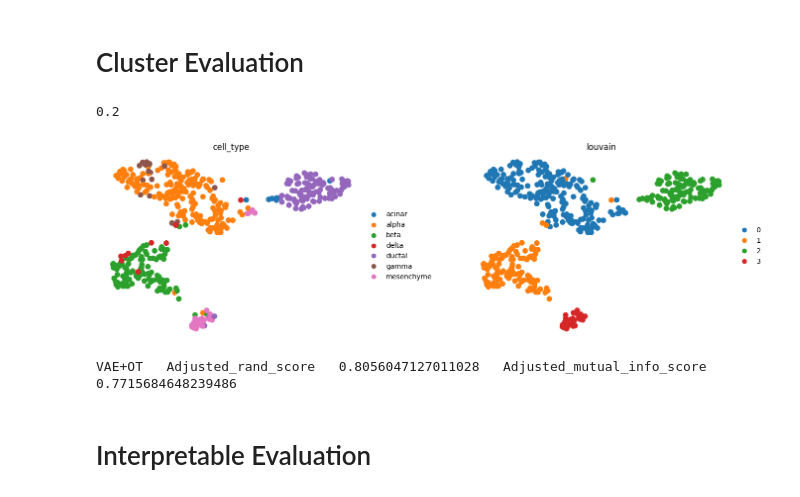
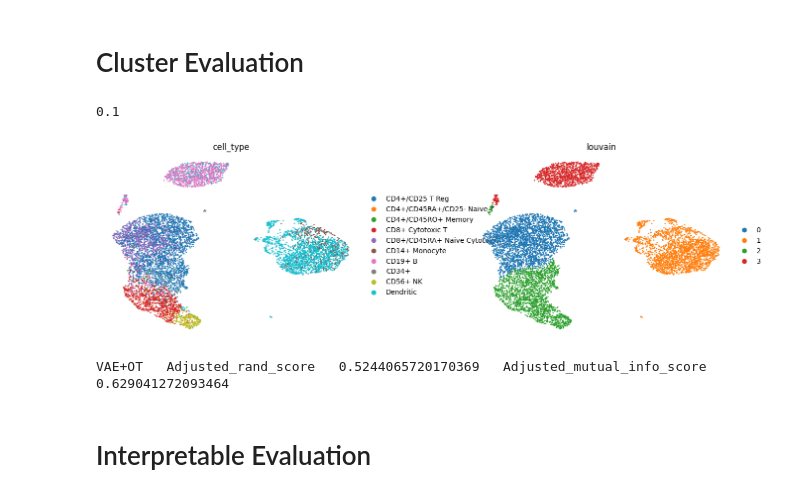
Before and after one commit to medicalxpy/scFastopic, a Jupyter notebook: Clustering and Interpretable Evaluation.ipynb, the cells around one changed output. Cells and saved outputs as stored; diff of their text form; code cells hidden in the pictures.

```diff
--- a/Clustering and Interpretable Evaluation.ipynb
+++ b/Clustering and Interpretable Evaluation.ipynb
@@ -12,42 +12,42 @@ import sys
 sys.path.append('/root/autodl-tmp/scFastopic')
 from genept_alignment import align_genept_for_notebook, load_filtered_genes_from_training_result
 # %%
-dataname = 'wang'
+dataname = 'PBMC8k'
 # 加载原始数据获取细胞类型标签
 adata_orig = sc.read_h5ad(f'/root/autodl-tmp/scFastopic/data/{dataname}.h5ad')
 
 # 加载cell-topic矩阵作为embedding
 import pickle
 with open(f'/root/autodl-tmp/scFastopic/results/cell_topic/{dataname}_scVI_cell_topic_matrix_20.pkl', 'rb') as f:
     cell_topic_matrix = pickle.load(f)
 
 # 创建AnnData对象
 adata = sc.AnnData(cell_topic_matrix)
 adata.obs['cell_type'] = adata_orig.obs['cell_type'].values[:adata.n_obs]
 
 sc.pp.pca(adata)
 sc.pp.neighbors(adata,use_rep='X')
 maxn = 2
 minn= 0
 list_value = []
 for x in  range(minn, maxn*10):
     sc.tl.louvain(adata,resolution=x/10.0,random_state=0)
     list_value.append(adjusted_rand_score(adata.obs['cell_type'],adata.obs['louvain']))
 sc.tl.louvain(adata,resolution=list_value.index(max(list_value))*0.1,random_state=0)
 print(list_value.index(max(list_value))*0.1)
 sc.tl.umap(adata)
 sc.pl.umap(
     adata,
     color=["cell_type","louvain"],
     wspace = 0.3,
     frameon=False,
     #save = "scE2TM_cluster_"+dataname+".pdf"
 )
 print("VAE+OT   Adjusted_rand_score   "+str(adjusted_rand_score(adata.obs['cell_type'],adata.obs['louvain']))+"   Adjusted_mutual_info_score   "+str(adjusted_mutual_info_score(adata.obs['cell_type'],adata.obs['louvain'])))
 # %% [output]
-0.2
+0.1
-[figure, old version]
+[figure, new version]
-VAE+OT   Adjusted_rand_score   0.8056047127011028   Adjusted_mutual_info_score   0.7715684648239486
+VAE+OT   Adjusted_rand_score   0.5244065720170369   Adjusted_mutual_info_score   0.629041272093464
 # %% [markdown]
 # Interpretable Evaluation
 # %%
```
Also changed, not shown: 6 other files.
